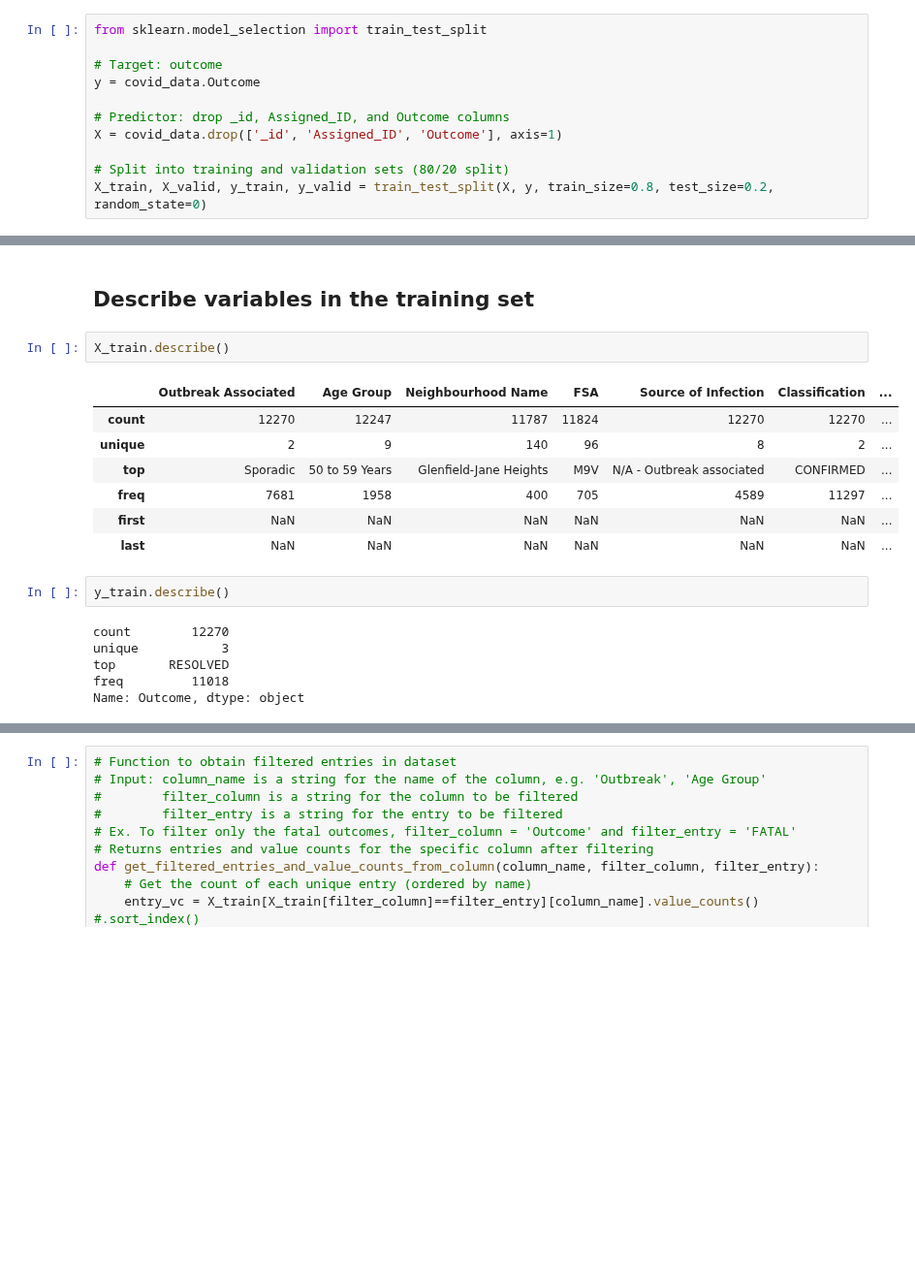
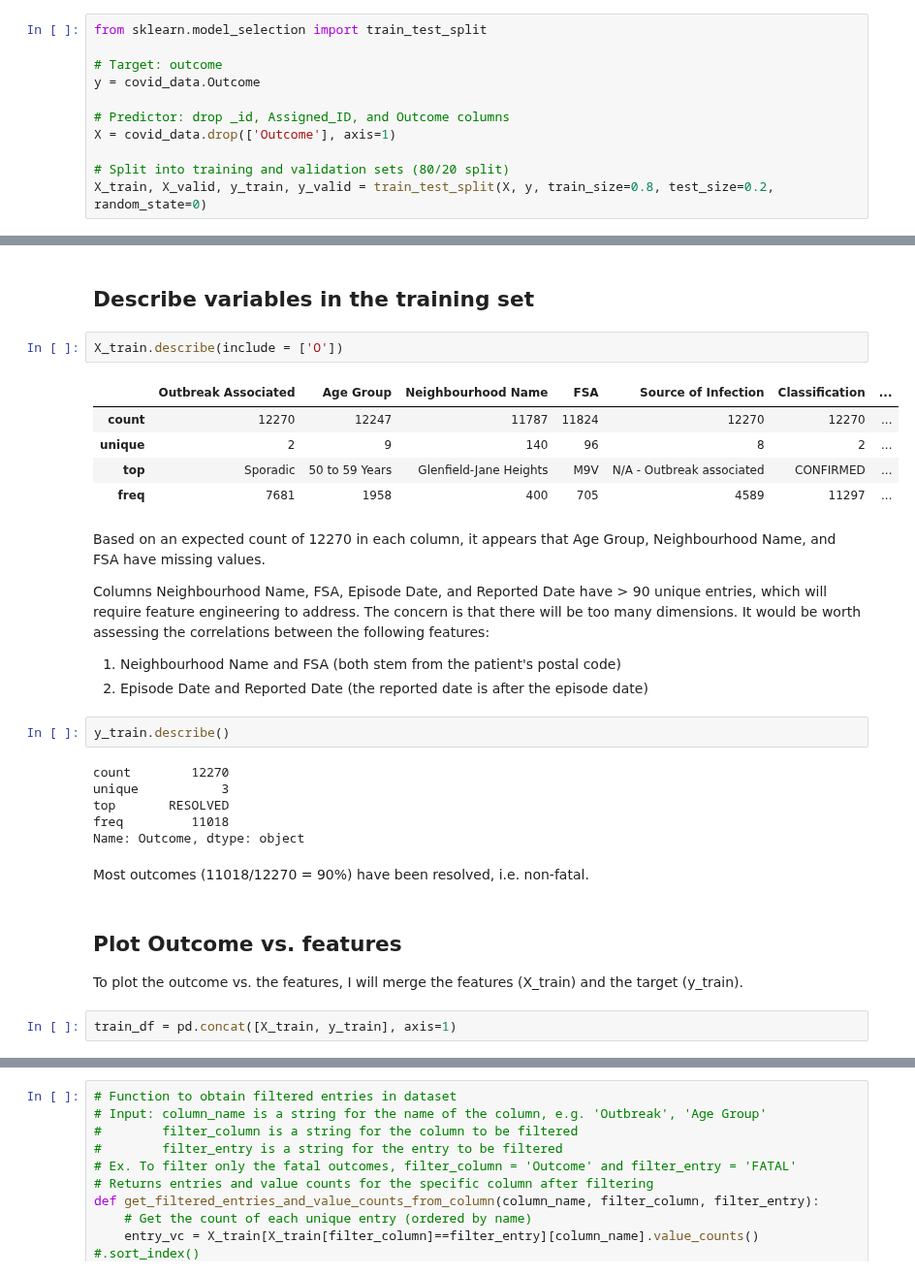
Before and after one commit to adrienne-siu/toronto_covid-19_cases_project, a Jupyter notebook: toronto_covid_notebook.ipynb, the cells around one changed output, grey strips where cells are left out. Shown at 97% size. Cells and saved outputs as stored; diff of their text form; blank space fills up the shorter version.

Commit message:
EDA on only training set. Works up until Out[29]. Need to produce graphs and descriptions.

```diff
--- a/toronto_covid_notebook.ipynb
+++ b/toronto_covid_notebook.ipynb
@@ -107,7 +109,7 @@ from sklearn.model_selection import train_test_split
 y = covid_data.Outcome
 
 # Predictor: drop _id, Assigned_ID, and Outcome columns
-X = covid_data.drop(['_id', 'Assigned_ID', 'Outcome'], axis=1)
+X = covid_data.drop(['Outcome'], axis=1)
 
 # Split into training and validation sets (80/20 split)
 X_train, X_valid, y_train, y_valid = train_test_split(X, y, train_size=0.8, test_size=0.2, random_state=0)
@@ -117,15 +119,20 @@ X_train, X_valid, y_train, y_valid = train_test_split(X, y, train_size=0.8, test
 # %% [markdown]
 ## Describe variables in the training set
 # %%
-X_train.describe()
+X_train.describe(include = ['O'])
 # %% [output]
 |  | Outbreak Associated | Age Group | Neighbourhood Name | FSA | Source of Infection | Classification | ... |
 | count | 12270 | 12247 | 11787 | 11824 | 12270 | 12270 | ... |
 | unique | 2 | 9 | 140 | 96 | 8 | 2 | ... |
 | top | Sporadic | 50 to 59 Years | Glenfield-Jane Heights | M9V | N/A - Outbreak associated | CONFIRMED | ... |
 | freq | 7681 | 1958 | 400 | 705 | 4589 | 11297 | ... |
-| first | NaN | NaN | NaN | NaN | NaN | NaN | ... |
-| last | NaN | NaN | NaN | NaN | NaN | NaN | ... |
+# %% [markdown]
+Based on an expected count of 12270 in each column, it appears that Age Group, Neighbourhood Name, and FSA have missing values.
+
+Columns Neighbourhood Name, FSA, Episode Date, and Reported Date have > 90 unique entries, which will require feature engineering to address. The concern is that there will be too many dimensions. It would be worth assessing the correlations between the following features:
+
+1. Neighbourhood Name and FSA (both stem from the patient's postal code)
+2. Episode Date and Reported Date (the reported date is after the episode date)
 # %%
 y_train.describe()
 # %% [output]
@@ -134,3 +141,11 @@ unique           3
 top       RESOLVED
 freq         11018
 Name: Outcome, dtype: object
+# %% [markdown]
+Most outcomes (11018/12270 = 90%) have been resolved, i.e. non-fatal.
+# %% [markdown]
+## Plot Outcome vs. features
+
+To plot the outcome vs. the features, I will merge the features (X_train) and the target (y_train).
+# %%
+train_df = pd.concat([X_train, y_train], axis=1)
```
Also changed, not shown: parts of 7 cells of this notebook.
